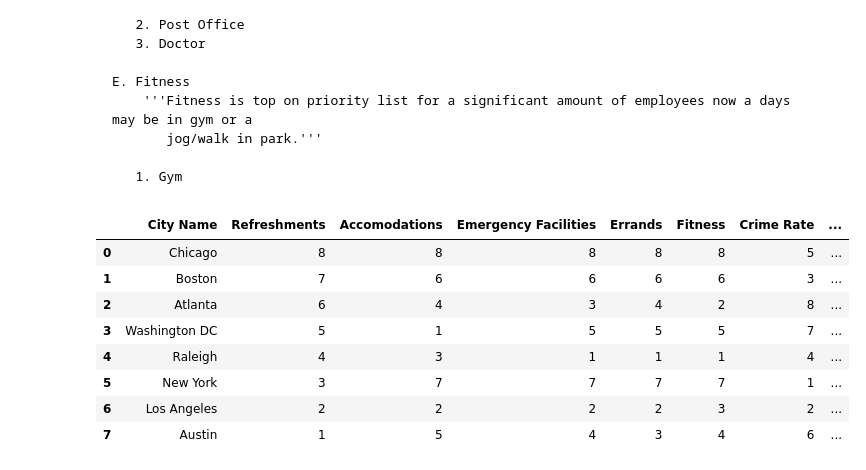
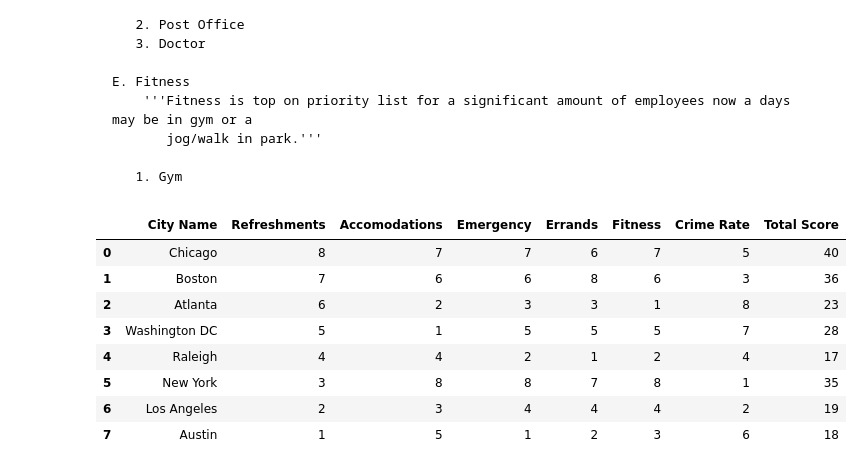
Before and after one commit to indranik/BC_Project1, a Jupyter notebook: Amenities_Niyati/Plots/Total_Amenities_Ranking.ipynb, the cells around one changed output. Drawn from its saved outputs; the diff is of its cells as text; code cells hidden in the pictures.

```diff
--- a/Amenities_Niyati/Plots/Total_Amenities_Ranking.ipynb
+++ b/Amenities_Niyati/Plots/Total_Amenities_Ranking.ipynb
@@ -58,28 +58,28 @@ fitness =      {'Chicago': 8, 'New York': 7, 'Boston': 6, 'Washington DC': 5, 'A
 amenities_ranking = {'City Name':          ['Chicago','Boston','Atlanta','Washington DC',
                                             'Raleigh','New York','Los Angeles','Austin'],
                     'Refreshments':        [8,7,6,5,4,3,2,1],
-                    'Accomodations':       [8,6,4,1,3,7,2,5],
+                    'Accomodations':       [7,6,2,1,4,8,3,5],
                     'Crime Rate':          [5,3,8,7,4,1,2,6],
-                    'Emergency Facilities':[8,6,3,5,1,7,2,4],
-                    'Errands':             [8,6,4,5,1,7,2,3],
-                    'Fitness':             [8,6,2,5,1,7,3,4]}
+                    'Emergency':           [7,6,3,5,2,8,4,1],
+                    'Errands':             [6,8,3,5,1,7,4,2],
+                    'Fitness':             [7,6,1,5,2,8,4,3]}
 # %%
 amenities_ranking_df = pd.DataFrame(amenities_ranking)
 amenities_ranking_df = amenities_ranking_df[['City Name','Refreshments','Accomodations',
-                                            'Emergency Facilities','Errands','Fitness',
+                                            'Emergency','Errands','Fitness',
                                             'Crime Rate']]
 amenities_ranking_df['Total Score'] = amenities_ranking_df.sum(axis=1)
 amenities_ranking_df
 # %% [output]
-|  | City Name | Refreshments | Accomodations | Emergency Facilities | Errands | Fitness | Crime Rate | ... |
-| 0 | Chicago | 8 | 8 | 8 | 8 | 8 | 5 | ... |
-| 1 | Boston | 7 | 6 | 6 | 6 | 6 | 3 | ... |
-| 2 | Atlanta | 6 | 4 | 3 | 4 | 2 | 8 | ... |
-| 3 | Washington DC | 5 | 1 | 5 | 5 | 5 | 7 | ... |
-| 4 | Raleigh | 4 | 3 | 1 | 1 | 1 | 4 | ... |
-| 5 | New York | 3 | 7 | 7 | 7 | 7 | 1 | ... |
-| 6 | Los Angeles | 2 | 2 | 2 | 2 | 3 | 2 | ... |
-| 7 | Austin | 1 | 5 | 4 | 3 | 4 | 6 | ... |
+|  | City Name | Refreshments | Accomodations | Emergency | Errands | Fitness | Crime Rate | Total Score |
+| 0 | Chicago | 8 | 7 | 7 | 6 | 7 | 5 | 40 |
+| 1 | Boston | 7 | 6 | 6 | 8 | 6 | 3 | 36 |
+| 2 | Atlanta | 6 | 2 | 3 | 3 | 1 | 8 | 23 |
+| 3 | Washington DC | 5 | 1 | 5 | 5 | 5 | 7 | 28 |
+| 4 | Raleigh | 4 | 4 | 2 | 1 | 2 | 4 | 17 |
+| 5 | New York | 3 | 8 | 8 | 7 | 8 | 1 | 35 |
+| 6 | Los Angeles | 2 | 3 | 4 | 4 | 4 | 2 | 19 |
+| 7 | Austin | 1 | 5 | 1 | 2 | 3 | 6 | 18 |
 # %%
 # Sort by total score
 amenities_ranking_df = amenities_ranking_df.sort_values('Total Score')[::-1]
```
Also changed, not shown: parts of 2 cells of this notebook, 11 other files.
